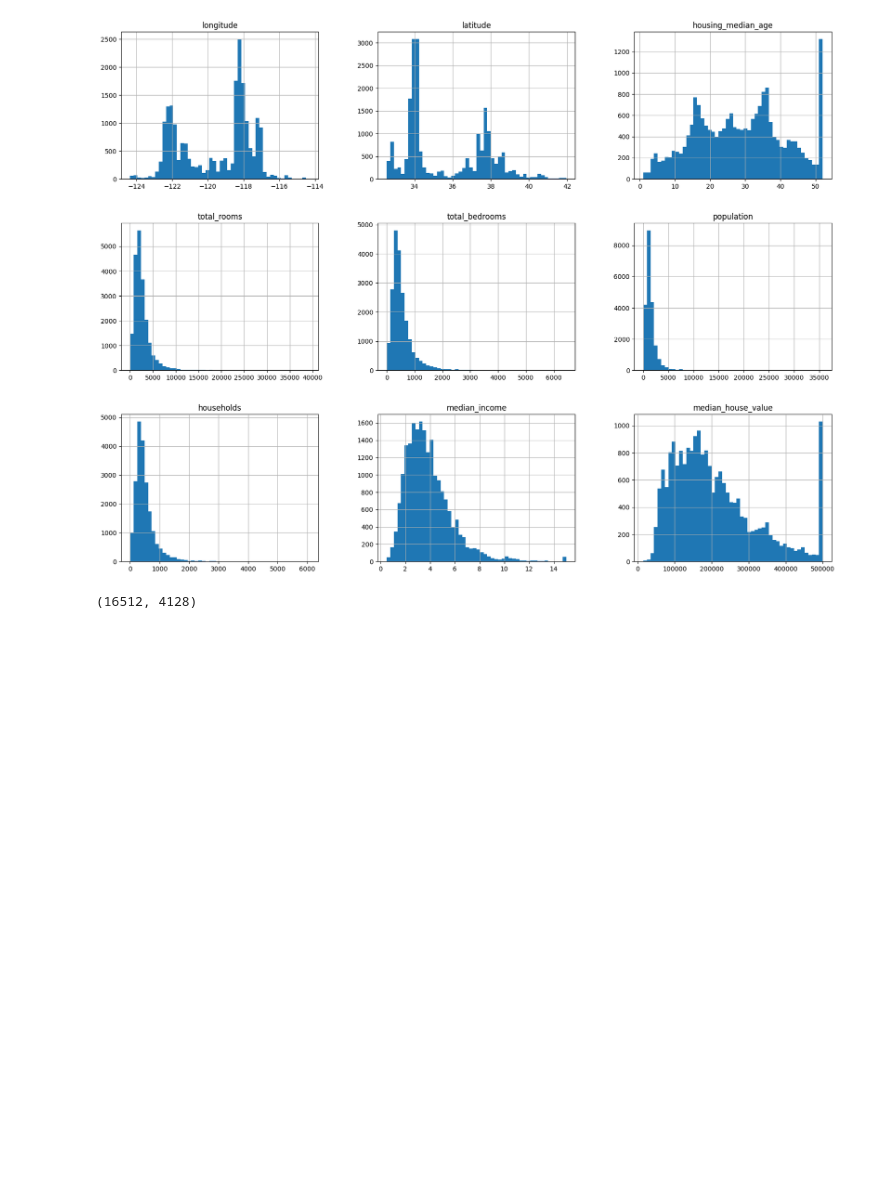
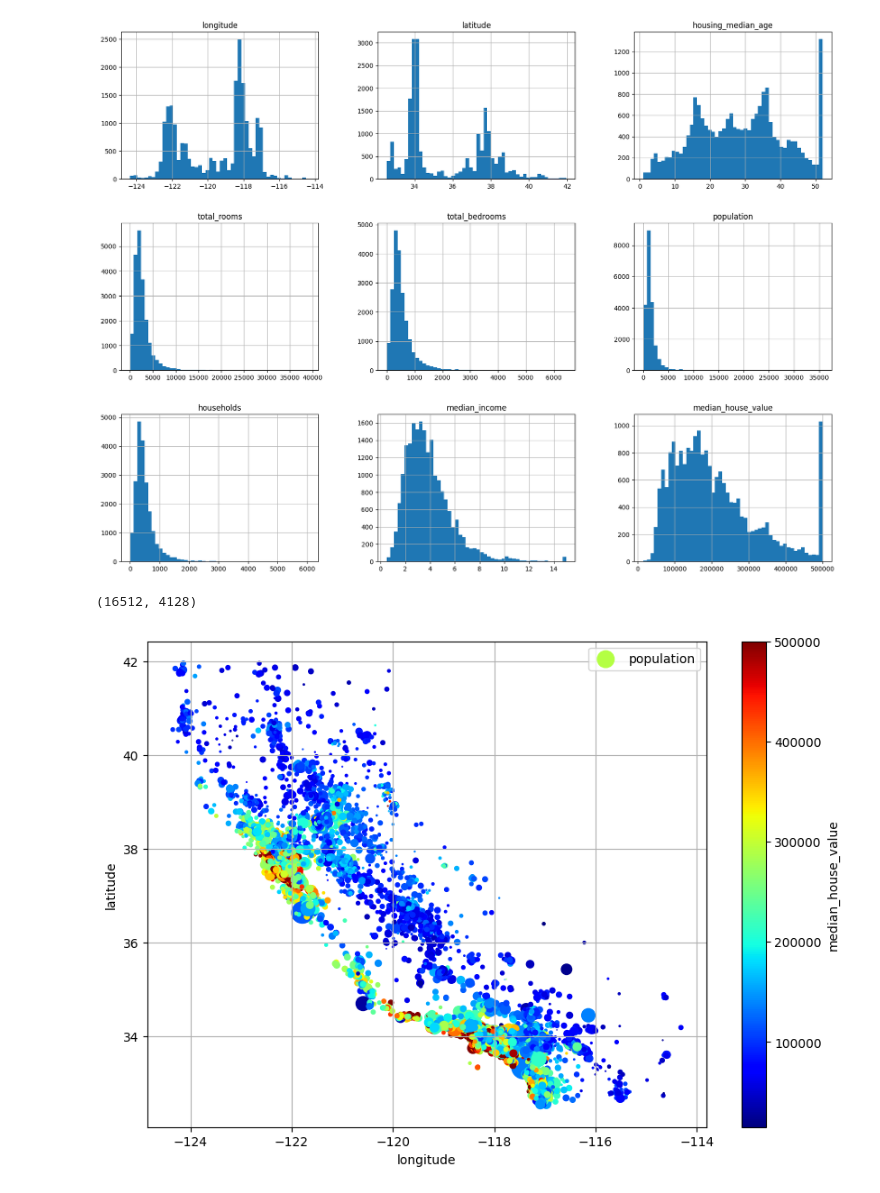
Before and after one commit to anushriiverse/Housing_Price_Prediction, a Jupyter notebook: main.ipynb, the cells around one changed output. Drawn from its saved outputs; the diff is of its cells as text; code cells hidden in the pictures; blank space fills up the shorter version.

```diff
--- a/main.ipynb
+++ b/main.ipynb
@@ -91,3 +91,13 @@ train_set, test_set = train_test_split(housing, test_size=0.2, random_state=42)
 len(train_set), len(test_set)
 # %% [output]
 (16512, 4128)
+# %%
+# make a copy of training set
+
+housing_explore = train_set.copy()
+
+# create a plot for analysis
+housing_explore.plot(kind="scatter", x = "longitude", y = "latitude", grid=True, s=housing_explore["population"]/100, label="population", figsize=(10,7), c="median_house_value", cmap="jet", colorbar=True, legend=True, sharex=False)
+plt.show()
+# %% [output]
+[figure, added]
```
Also changed, not shown: parts of 4 cells of this notebook.
